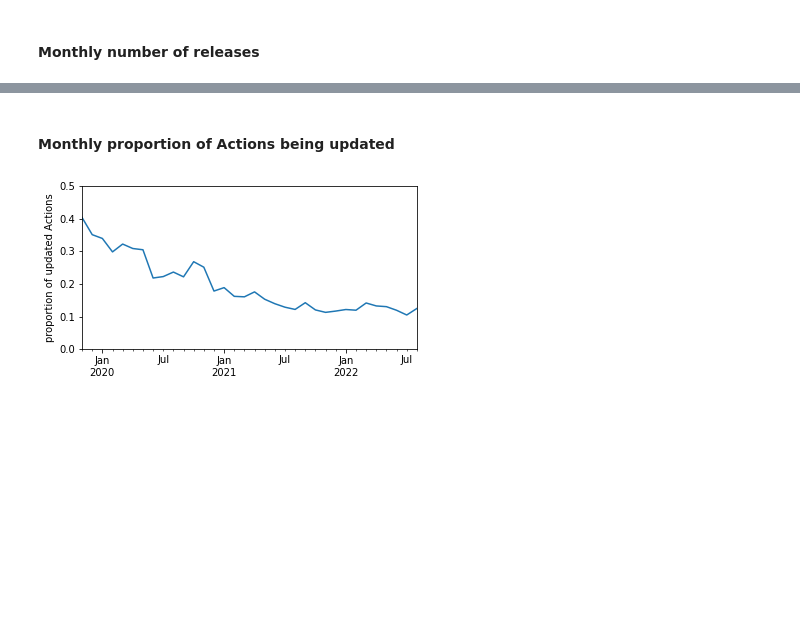
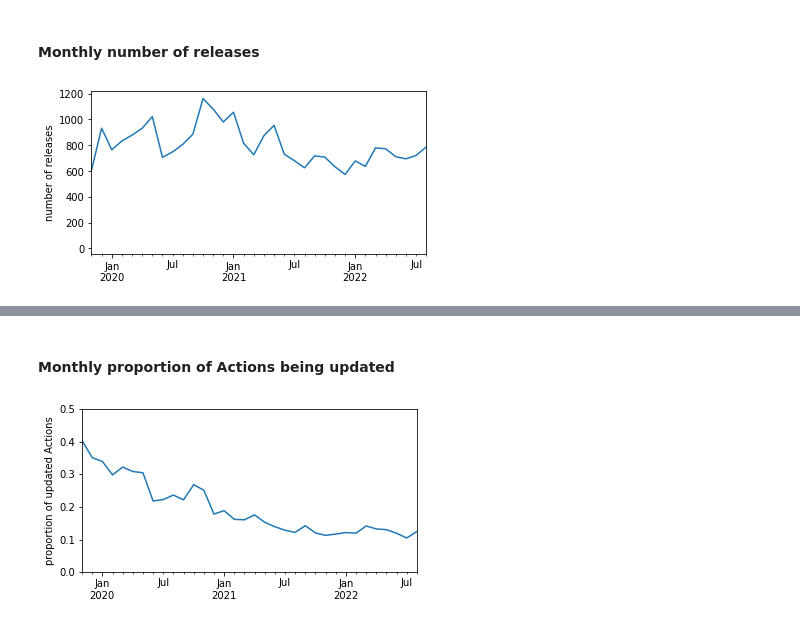
Before and after one commit to AlexandreDecan/secos-ghalag, a Jupyter notebook: notebooks/Release frequency.ipynb, the cells around one changed output, grey strips where cells are left out. Drawn from its saved outputs; the diff is of its cells as text; code cells hidden in the pictures; blank space fills up the shorter version.

```diff
--- a/notebooks/Release frequency.ipynb
+++ b/notebooks/Release frequency.ipynb
@@ -103,2 +111,22 @@ Name: 29304, dtype: object
 # %% [markdown]
 #### Monthly number of releases
+# %%
+fig, ax = matplotlib.pyplot.subplots()
+
+temp = (
+    df_releases
+    .groupby(pd.Grouper(key='date', freq='M'))
+    .agg(releases=('version', 'count'))
+)
+
+temp['releases'].plot(ax=ax, color=PALETTE)
+
+ax.set(
+    xlabel=None,
+    xlim=DATE_RANGE,
+    ylabel='number of releases',
+)
+
+savefig(fig, 'rel_monthly_number')
+# %% [output]
+[figure, added]
```
Also changed, not shown: parts of 13 cells of this notebook.
